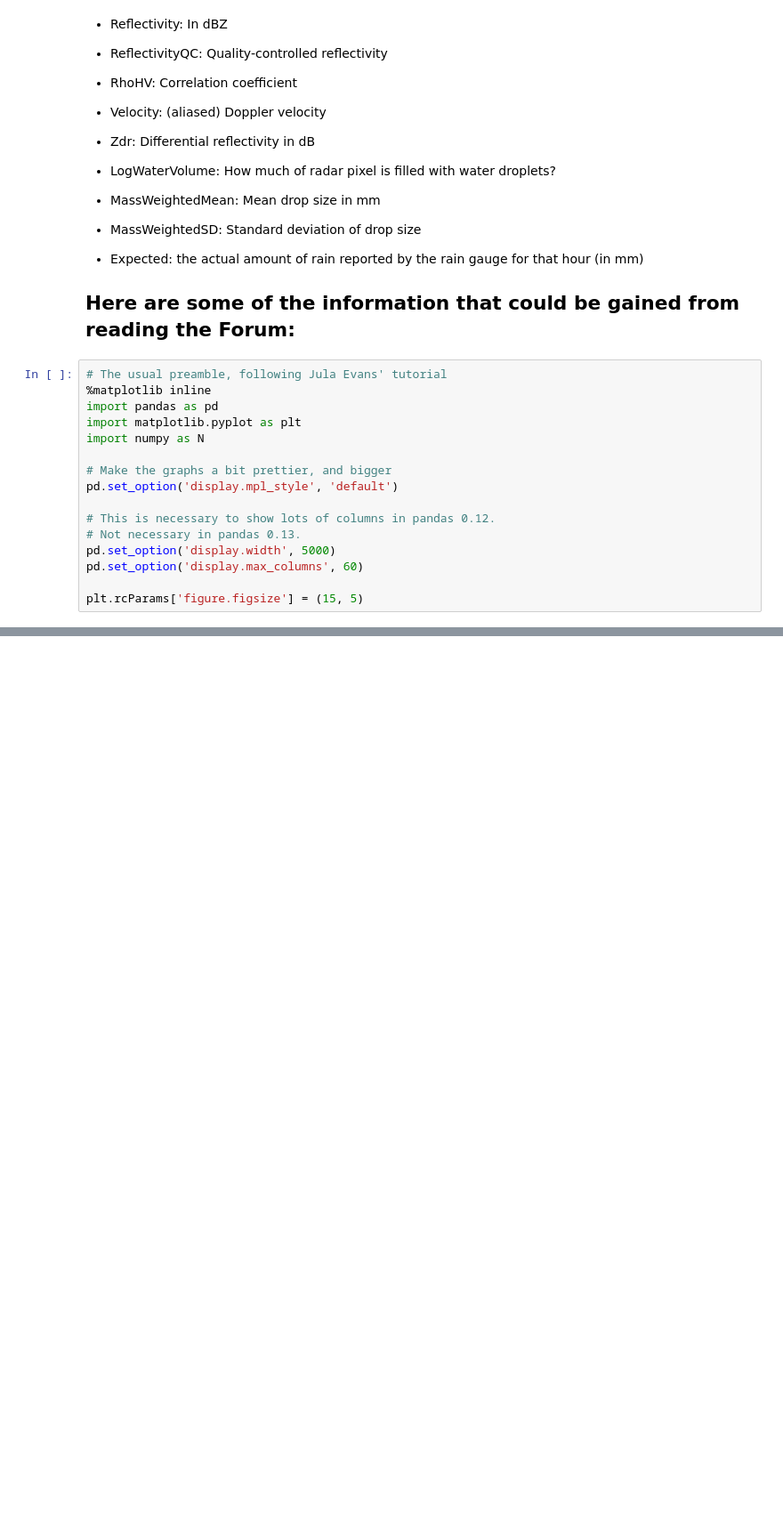
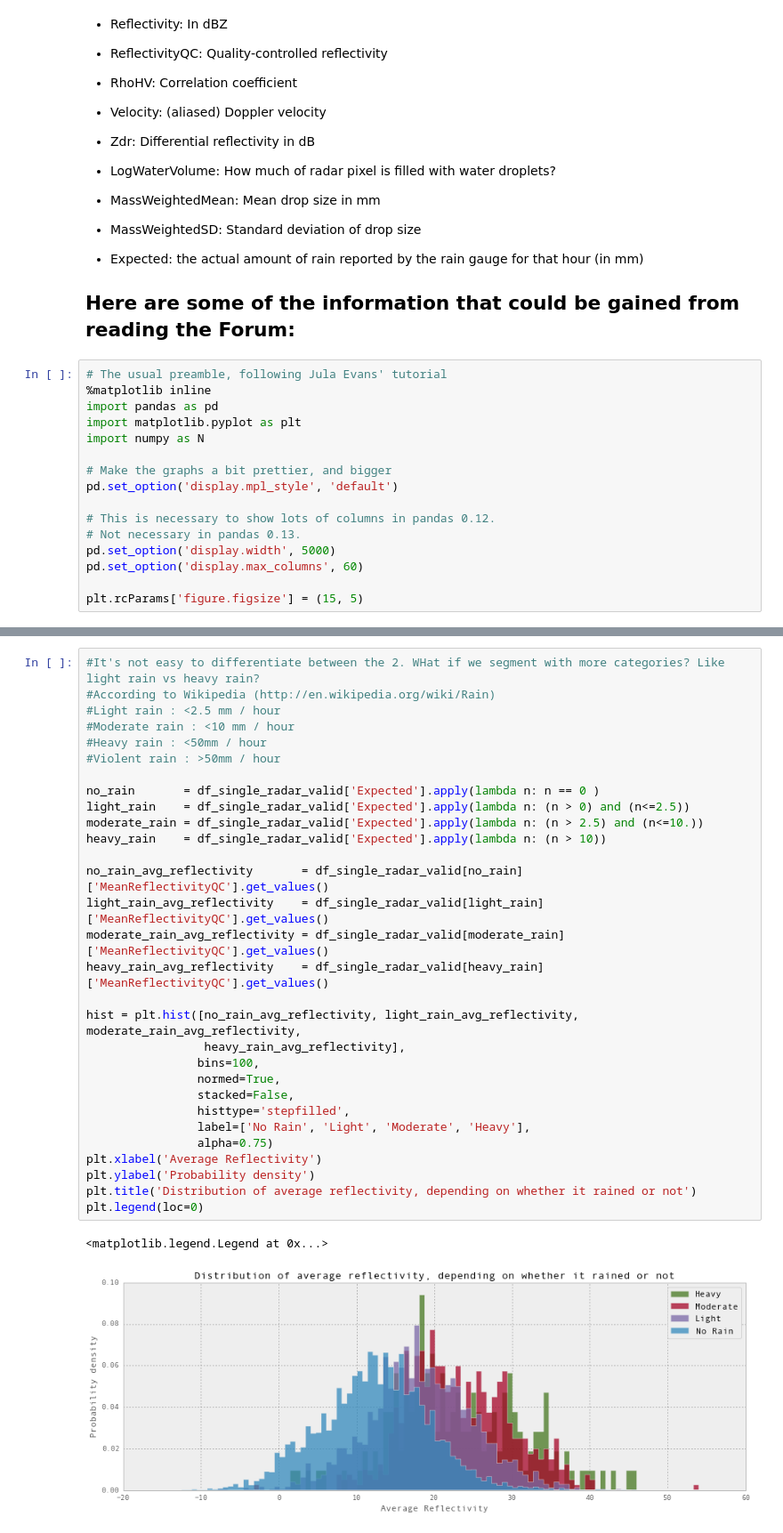
Before and after one commit to jfraj/krad, a Jupyter notebook: notebook/Make It Rain.ipynb, the cells around one changed output, grey strips where cells are left out. Shown at 89% size. Saved outputs shown, nothing was run; the diff lists cells and outputs as text; blank space fills up the shorter version.

```diff
--- a/notebook/Make It Rain.ipynb
+++ b/notebook/Make It Rain.ipynb
@@ -233,0 +264,33 @@ pprint(list(zip(curated_data[:,0], output))[:10])
+# %%
+#It's not easy to differentiate between the 2. WHat if we segment with more categories? Like light rain vs heavy rain?
+#According to Wikipedia (http://en.wikipedia.org/wiki/Rain)
+#Light rain : <2.5 mm / hour
+#Moderate rain : <10 mm / hour
+#Heavy rain : <50mm / hour
+#Violent rain : >50mm / hour
+
+no_rain       = df_single_radar_valid['Expected'].apply(lambda n: n == 0 )
+light_rain    = df_single_radar_valid['Expected'].apply(lambda n: (n > 0) and (n<=2.5))
+moderate_rain = df_single_radar_valid['Expected'].apply(lambda n: (n > 2.5) and (n<=10.))
+heavy_rain    = df_single_radar_valid['Expected'].apply(lambda n: (n > 10))
+
+no_rain_avg_reflectivity       = df_single_radar_valid[no_rain]['MeanReflectivityQC'].get_values()
+light_rain_avg_reflectivity    = df_single_radar_valid[light_rain]['MeanReflectivityQC'].get_values()
+moderate_rain_avg_reflectivity = df_single_radar_valid[moderate_rain]['MeanReflectivityQC'].get_values()
+heavy_rain_avg_reflectivity    = df_single_radar_valid[heavy_rain]['MeanReflectivityQC'].get_values()
+
+hist = plt.hist([no_rain_avg_reflectivity, light_rain_avg_reflectivity, moderate_rain_avg_reflectivity,
+                 heavy_rain_avg_reflectivity],
+                bins=100,
+                normed=True,
+                stacked=False,
+                histtype='stepfilled',
+                label=['No Rain', 'Light', 'Moderate', 'Heavy'],
+                alpha=0.75)
+plt.xlabel('Average Reflectivity')
+plt.ylabel('Probability density')
+plt.title('Distribution of average reflectivity, depending on whether it rained or not')
+plt.legend(loc=0)
+# %% [output]
+<matplotlib.legend.Legend at 0x...>
+[figure, added]
```
Also changed, not shown: parts of 10 cells of this notebook.
